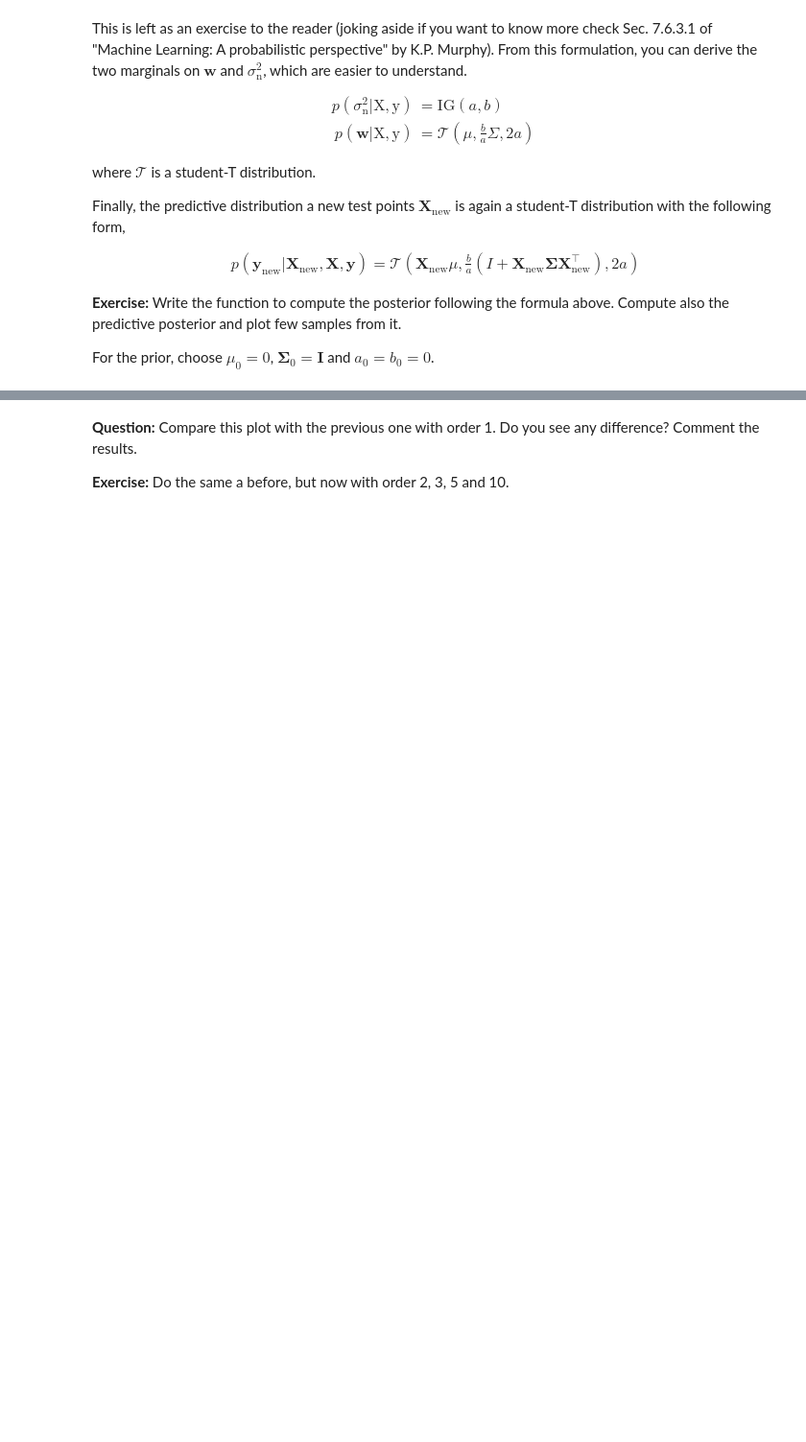
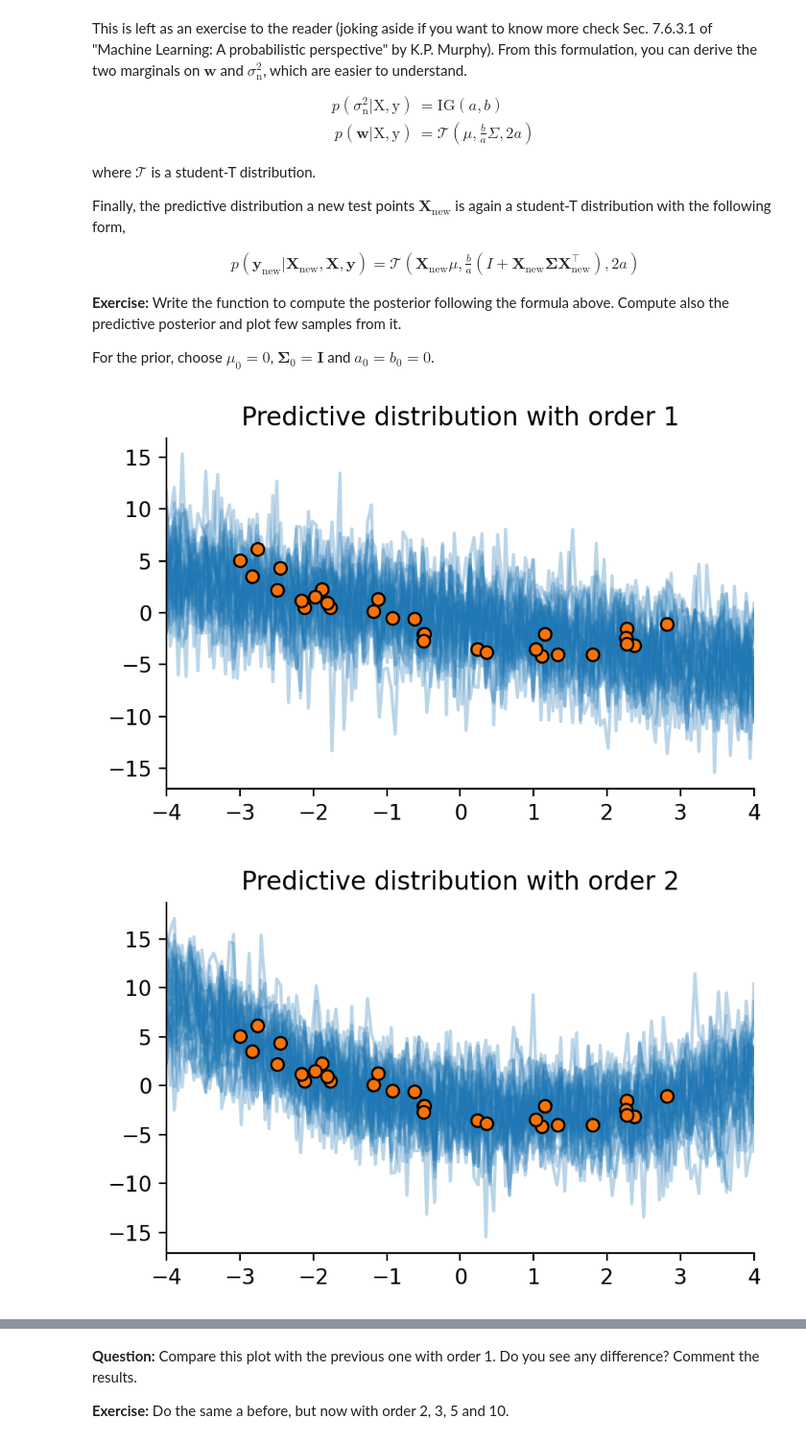
Before and after one commit to g-orl/asi-labs, a Jupyter notebook: lab_week1-public/Bayesian_Linear_Regression.ipynb, the cells around one changed output, grey strips where cells are left out. Shown at 96% size. Cells and saved outputs as stored; diff of their text form; code cells hidden in the pictures; blank space fills up the shorter version.

```diff
--- a/lab_week1-public/Bayesian_Linear_Regression.ipynb
+++ b/lab_week1-public/Bayesian_Linear_Regression.ipynb
@@ -628,11 +667,20 @@ p(\mathbf{y}_\mathrm{new}| \mathbf{X}_\mathrm{new}, \mathbf{X}, \mathbf{y}) = \m
 For the prior, choose $\mu_0 = 0$, $\mathbf{\Sigma}_0 = \mathbf{I}$ and $a_0 = b_0 = 0$.
 # %%
 def compute_posterior(X, y, mu0, Sigma0, a0, b0):
-    return  # @@ COMPLETE @@ #
+    sigma0_inv = np.linalg.inv(Sigma0)
+    sigma = np.linalg.inv(sigma0_inv + X.T @ X)
+    mu = sigma @ (sigma0_inv @ mu0 + X.T@y)
+    a = a0 + X.shape[0] / 2
+    b = b0 + 0.5 * (mu0.T @ Sigma0 @ mu0 + y.T @ y - mu.T @ sigma @ mu)
+
+    return  mu, sigma, a, b
 
 
 def compute_predictive_posterior(X, mu, Sigma, a, b):
-    return  # @@ COMPLETE @@ #
+    m = X @ mu
+    S = b * (np.eye(X.shape[0]) + X @ Sigma @ X.T) / a
+    dof = 2*a
+    return  m, S, dof
 
 
 def sample_from_student_t(m, S, dof, n=1):
@@ -648,7 +696,9 @@ def sample_from_student_t(m, S, dof, n=1):
 def sample(Xt, w_mean, w_cov, w_dof, a, b, N):
     def _sample_single(Xt, w_mean, w_cov, w_dof, a, b):
         # @@ COMPLETE @@ #
-        return y_sample
+        m, s, dof = compute_predictive_posterior(Xt, w_mean, w_cov, a, b)
+
+        return sample_from_student_t(m, s, dof)
 
     samples = np.zeros((N, len(Xt)))
     for i in range(N):
@@ -663,0 +707,27 @@ xt = np.linspace(-4, 4, 150)
+# %%
+np.random.seed(1)
+sn2 = 1.5
+x, y = make_regression(30, sn2=sn2)
+xt = np.linspace(-4, 4, 150)
+
+for K in [1,2,3,5,10]:
+
+    X = build_features(x, K)
+    Xt = build_features(xt,K)
+
+    # @@ COMPLETE @@ #
+    mu0 = np.zeros(X.shape[1])
+    Sigma0 = np.eye(Xt.shape[1])
+    a0 = b0 = 0
+
+    mu, Sigma, a, b =  compute_posterior(X, y, mu0, Sigma0, a0, b0)
+    samples = sample(Xt, mu, Sigma, 2*a, a, b, N=30)
+
+    fig, ax = plt.subplots(figsize=[5, 3])
+    ax.scatter(x, y, edgecolor="black", linewidth=1, facecolor="xkcd:orange", zorder=10)
+    ax.plot(xt, samples.T, "tab:blue", alpha=0.3)
+    plt.title(f"Predictive distribution with order {K}")
+    plt.show()
+# %% [output]
+[figure, added]
+[figure, added]
```
Also changed, not shown: parts of 17 cells of this notebook.
